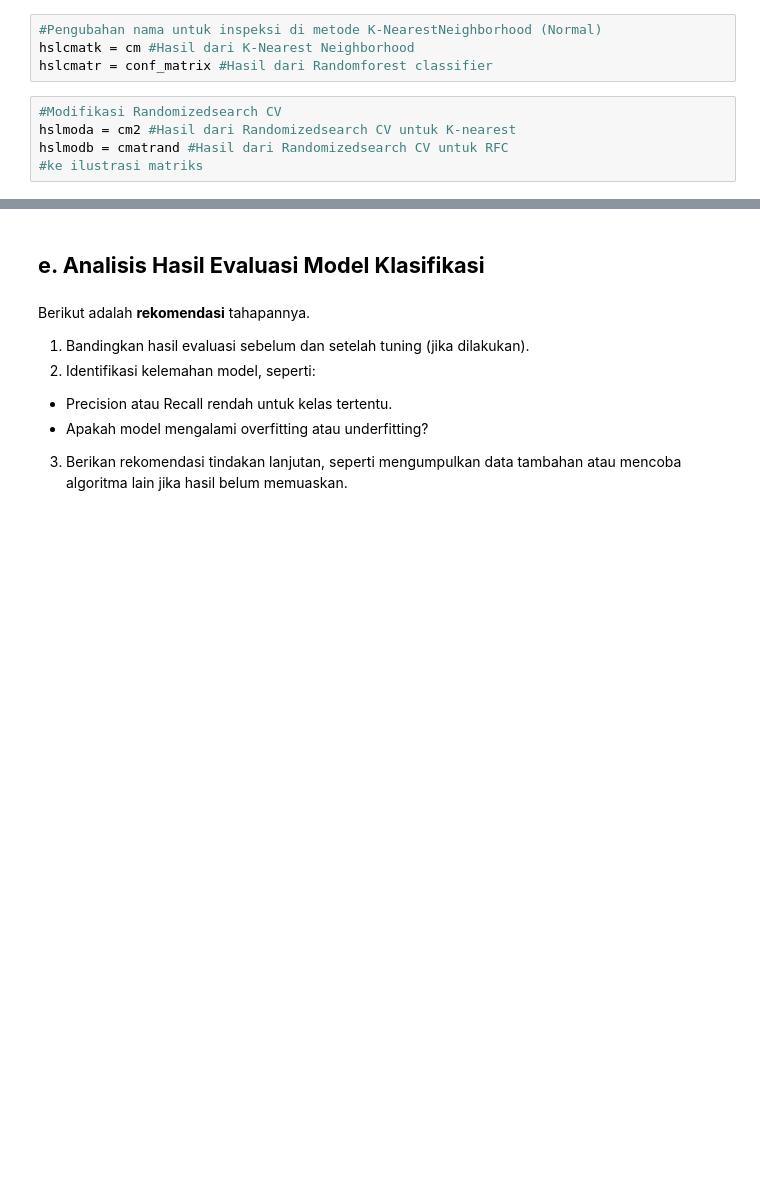
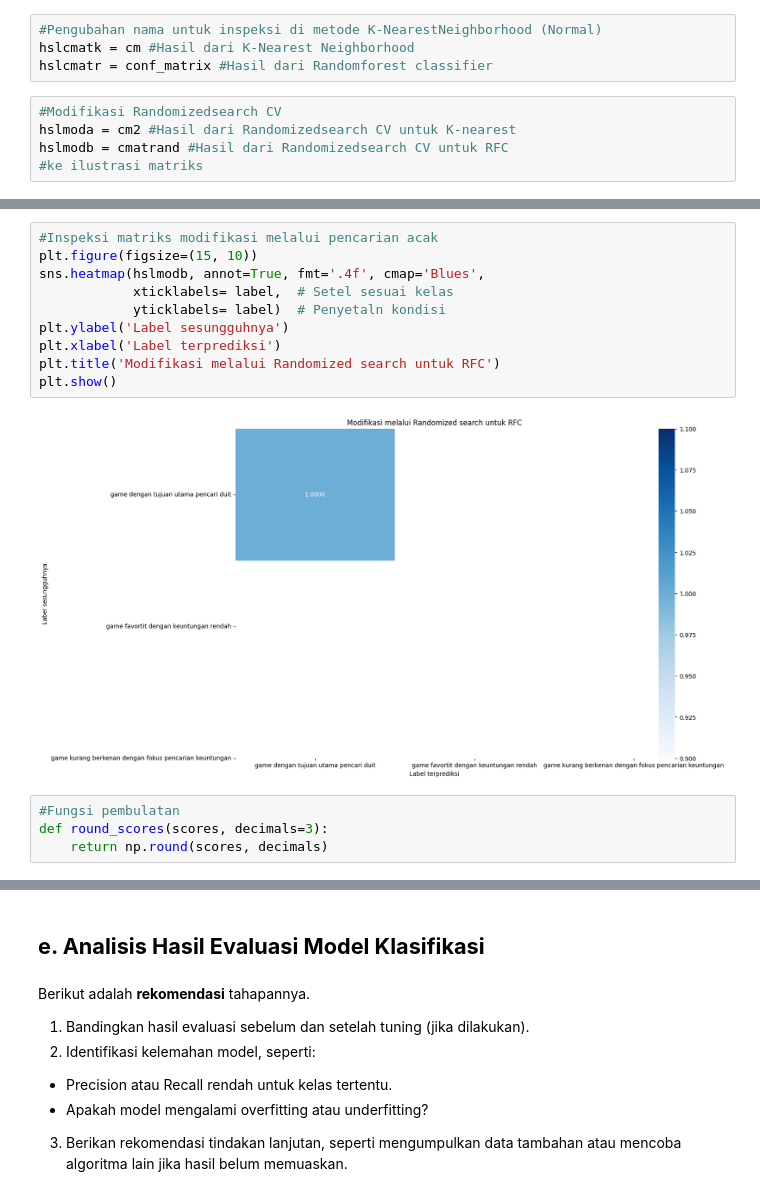
Before and after one commit to DGkurnia/cnkproject, a Jupyter notebook: BMLP_Derfansyah_Guswiranata_Kurnia_klasifikasi.ipynb, the cells around one changed output, grey strips where cells are left out. Cells and saved outputs as stored; diff of their text form; blank space fills up the shorter version.

```diff
--- a/BMLP_Derfansyah_Guswiranata_Kurnia_klasifikasi.ipynb
+++ b/BMLP_Derfansyah_Guswiranata_Kurnia_klasifikasi.ipynb
@@ -707,0 +797,16 @@ plt.show()
+# %%
+#Inspeksi matriks modifikasi melalui pencarian acak
+plt.figure(figsize=(15, 10))
+sns.heatmap(hslmodb, annot=True, fmt='.4f', cmap='Blues',
+            xticklabels= label,  # Setel sesuai kelas
+            yticklabels= label)  # Penyetaln kondisi
+plt.ylabel('Label sesungguhnya')
+plt.xlabel('Label terprediksi')
+plt.title('Modifikasi melalui Randomized search untuk RFC')
+plt.show()
+# %% [output]
+[figure, added]
+# %%
+#Fungsi pembulatan
+def round_scores(scores, decimals=3):
+    return np.round(scores, decimals)
```
Also changed, not shown: parts of 29 cells of this notebook.
